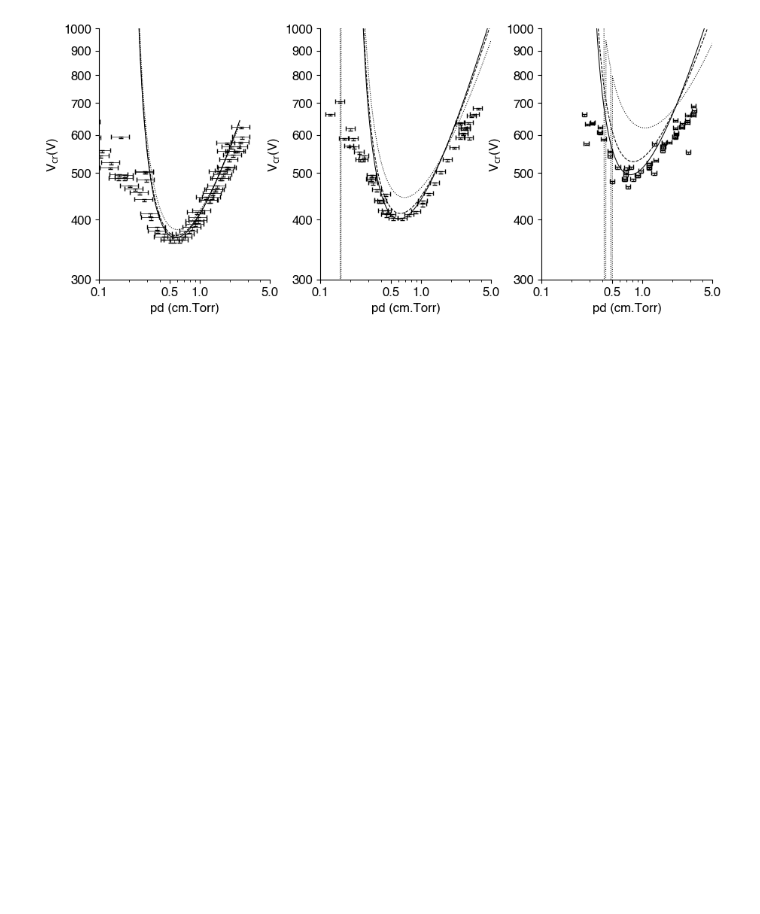
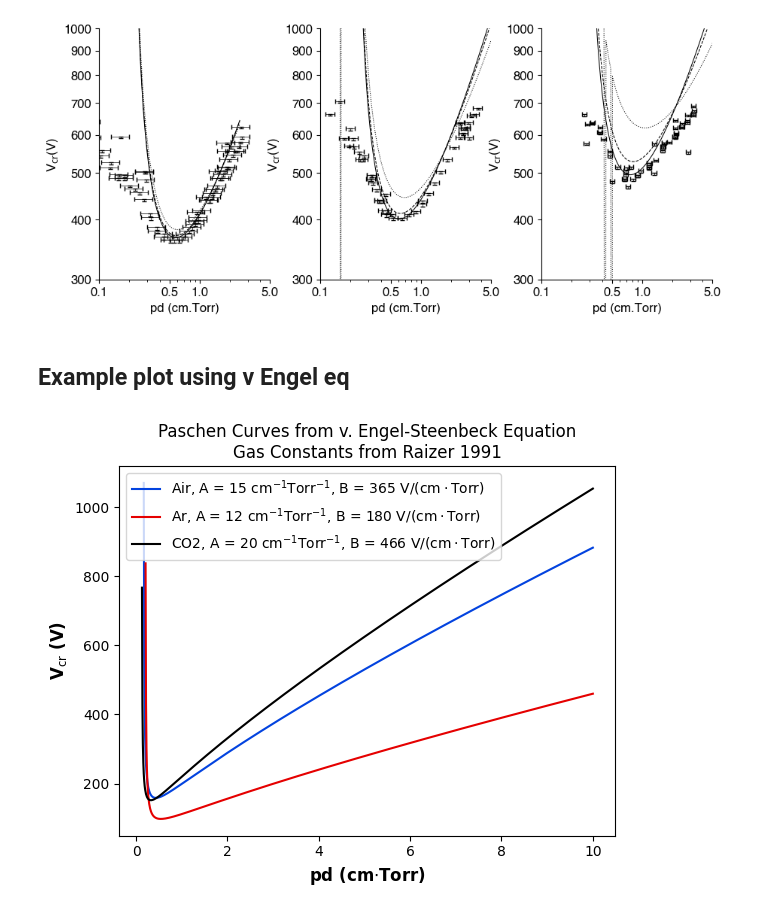
Before and after one commit to s-gerow/SAIL-Plasma, a Jupyter notebook: BeAMED/Test Scripts/FAS_analysis.ipynb, the cells around one changed output. Cells and saved outputs as stored; diff of their text form; code cells hidden in the pictures; blank space fills up the shorter version.

```diff
--- a/BeAMED/Test Scripts/FAS_analysis.ipynb
+++ b/BeAMED/Test Scripts/FAS_analysis.ipynb
@@ -353,3 +443,5 @@ ax3.plot(p, Vcr_sph3, color = 'xkcd:black', linewidth = 0.75, ls = 'dotted')
 # %% [output]
 [<matplotlib.lines.Line2D at 0x...>]
 [figure]
+# %% [markdown]
+## Example plot using v Engel eq
@@ -355,0 +453,22 @@ ax3.plot(p, Vcr_sph3, color = 'xkcd:black', linewidth = 0.75, ls = 'dotted')
+# %%
+fig, ax = plt.subplots()
+
+pd = np.linspace(0.1, 10, 1000)
+
+pd_air, vcr_air = EngleSteinbeckEquation(pd, A=15, B=365, gg=0.1, reject_asymptote=True)
+pd_Ar, vcr_Ar = EngleSteinbeckEquation(pd, A=12, B=180, gg=0.1, reject_asymptote=True)
+pd_CO2, vcr_CO2 = EngleSteinbeckEquation(pd, A=20, B=466, gg=0.1, reject_asymptote=True)
+
+
+ax.plot(pd_air, vcr_air, color = 'xkcd:blue', label = r'Air, A = 15 $\rm cm^{-1}Torr^{-1}$, B = 365 V/$\rm (cm\cdot Torr)$')
+ax.plot(pd_Ar, vcr_Ar, color = 'xkcd:red', label = r'Ar, A = 12 $\rm cm^{-1}Torr^{-1}$, B = 180 V/$\rm (cm\cdot Torr)$')
+ax.plot(pd_CO2, vcr_CO2, color = 'xkcd:black', label = r'CO2, A = 20 $\rm cm^{-1}Torr^{-1}$, B = 466 V/$\rm (cm\cdot Torr)$')
+
+ax.set_xlabel(r'pd (cm$\cdot$Torr)', fontdict = dict(fontweight='bold', fontsize = 'large'))
+ax.set_ylabel(r'V$_{\rm cr}$ (V)', fontdict = dict(fontweight='bold', fontsize = 'large'))
+ax.legend()
+ax.set_title('Paschen Curves from v. Engel-Steenbeck Equation\nGas Constants from Raizer 1991')
+
+fig.savefig('FAS_paschencurvexample.png', transparent=True)
+# %% [output]
+[figure, added]
```
Also changed, not shown: parts of 17 cells of this notebook, 4 other files.
